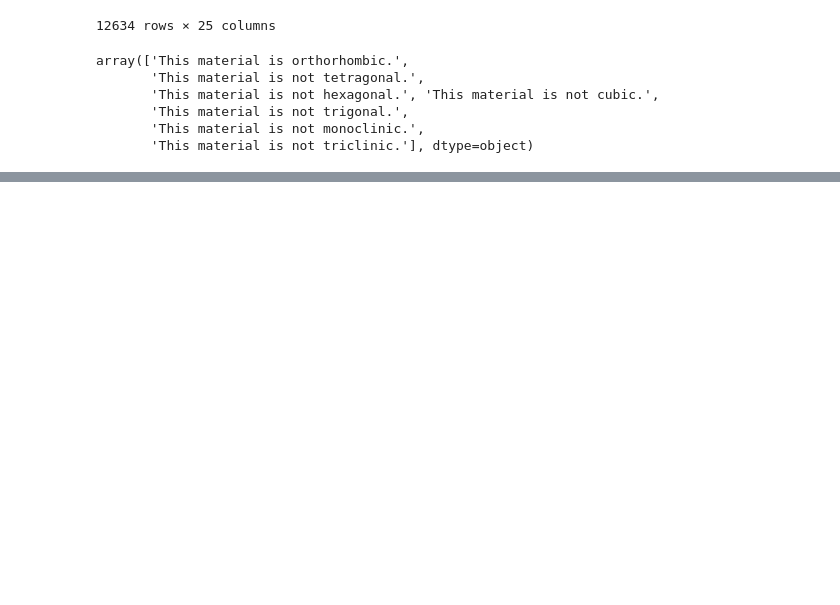
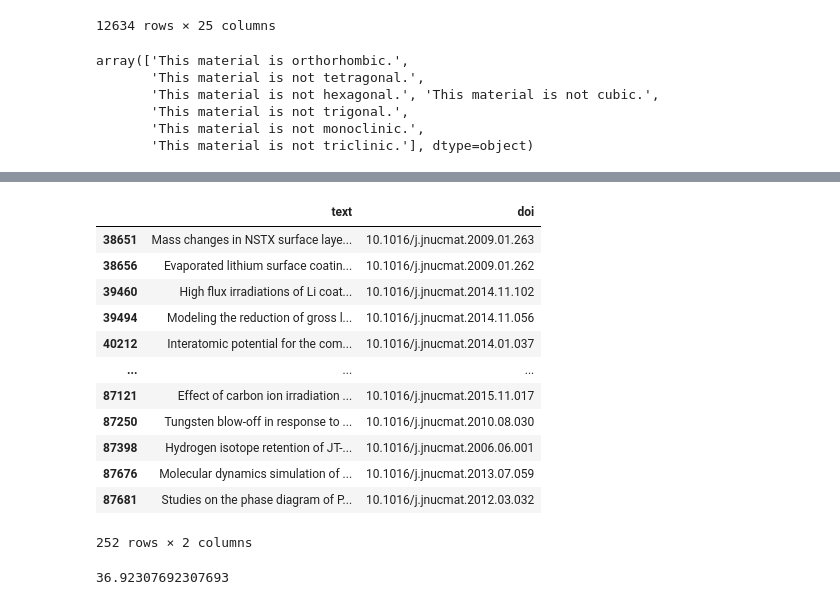
Before and after one commit to parkyjmit/CLaC, a Jupyter notebook: evaluation.ipynb, the cells around one changed output, grey strips where cells are left out. Drawn from its saved outputs; the diff is of its cells as text; code cells hidden in the pictures; blank space fills up the shorter version.

```diff
--- a/evaluation.ipynb
+++ b/evaluation.ipynb
@@ -86,0 +195,3 @@ array(['This material is orthorhombic.',
+# %%
+nuclear_filter = pdf_0['doi'].str.contains('j.jnucmat')
+battery_filter = pdf_0['text'].str.contains('battery')
@@ -86,0 +221,16 @@ array(['This material is orthorhombic.',
+# %%
+pdf_0[nuclear_filter]
+# %% [output]
+|  | text | doi |
+| 38651 | Mass changes in NSTX surface laye... | 10.1016/j.jnucmat.2009.01.263 |
+| 38656 | Evaporated lithium surface coatin... | 10.1016/j.jnucmat.2009.01.262 |
+| 39460 | High flux irradiations of Li coat... | 10.1016/j.jnucmat.2014.11.102 |
+| 39494 | Modeling the reduction of gross l... | 10.1016/j.jnucmat.2014.11.056 |
+| 40212 | Interatomic potential for the com... | 10.1016/j.jnucmat.2014.01.037 |
+| ... | ... | ... |
+| 87121 | Effect of carbon ion irradiation ... | 10.1016/j.jnucmat.2015.11.017 |
+| 87250 | Tungsten blow-off in response to ... | 10.1016/j.jnucmat.2010.08.030 |
+| 87398 | Hydrogen isotope retention of JT-... | 10.1016/j.jnucmat.2006.06.001 |
+| 87676 | Molecular dynamics simulation of ... | 10.1016/j.jnucmat.2013.07.059 |
+| 87681 | Studies on the phase diagram of P... | 10.1016/j.jnucmat.2012.03.032 |
+252 rows × 2 columns
@@ -86,0 +284,11 @@ array(['This material is orthorhombic.',
+# %%
+cnt = 0
+for _, solving in nuc_questions_gpt4_solving.iterrows():
+    # solving['number of answer'] = int(solving['number of answer'])
+    if type(solving['number of answer']) != int:
+        solving['number of answer'] = 0
+    if int(solving['number of answer']) == 1:
+        cnt += solving['number of answer']
+cnt/len(nuc_questions_gpt4_solving)*100
+# %% [output]
+36.92307692307693
```
Also changed, not shown: parts of 23 cells of this notebook, 20 other files.
